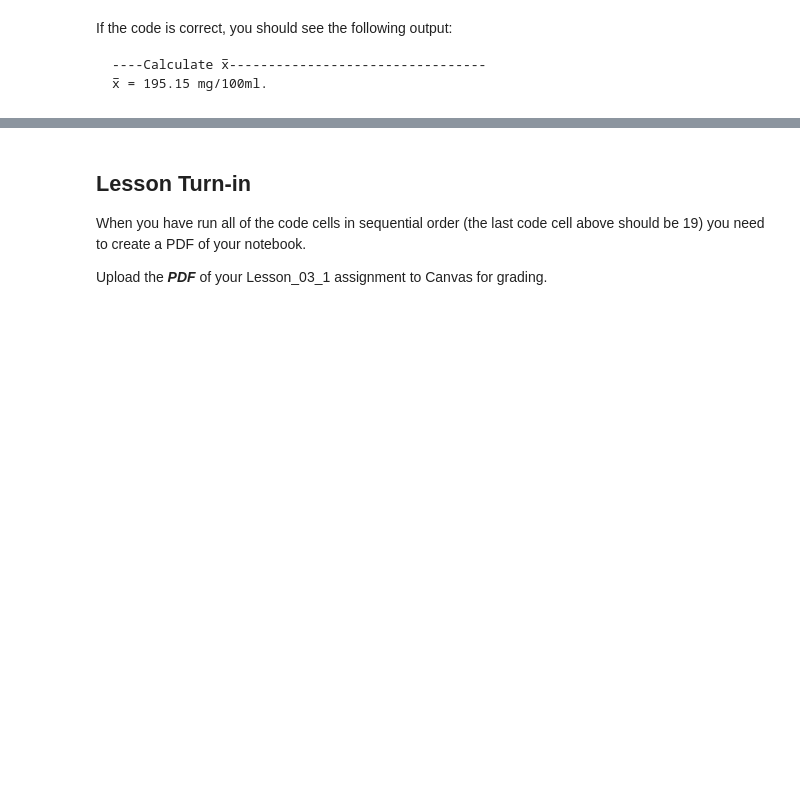
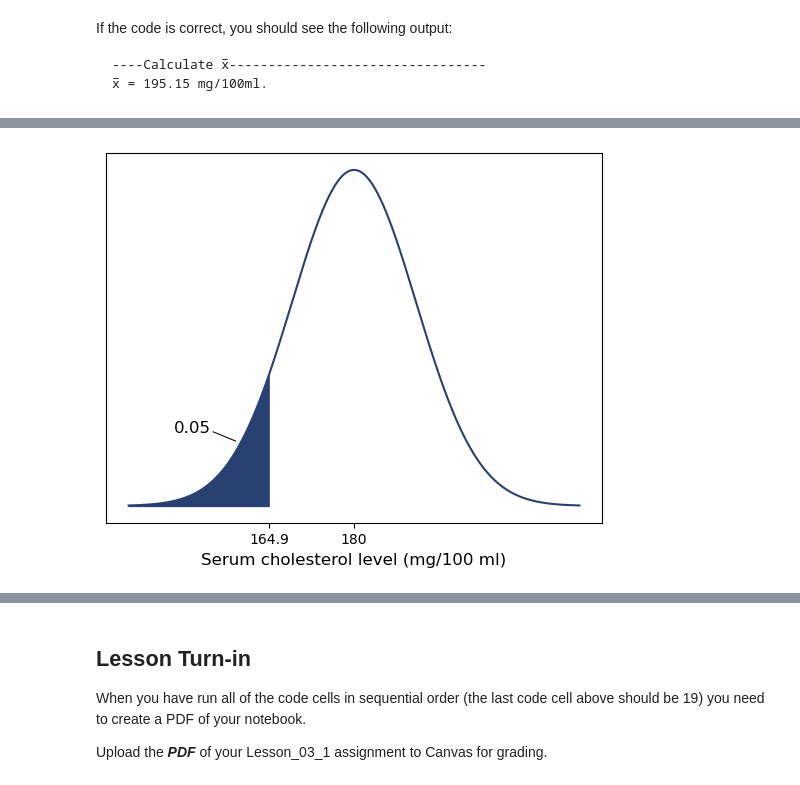
Before and after one commit to DavidSenseman/BIO5853, a Jupyter notebook: Lesson_03_2.ipynb, the cells around one changed output, grey strips where cells are left out. Cells and saved outputs as stored; diff of their text form; code cells hidden in the pictures; blank space fills up the shorter version.

```diff
--- a/Lesson_03_2.ipynb
+++ b/Lesson_03_2.ipynb
@@ -902,45 +1086,58 @@ If the code is correct, you should see the following plot:
 # %%
-# Example 8: Plot Normal Curve with Area
+# Insert your code for Exercise 5 here
 
+import matplotlib.pyplot as plt
+import numpy as np
 from scipy.stats import norm      # normal distribution
-import matplotlib.pyplot as plt
 
 # Define parameters for the normal distribution
-mu = 0        # mean
-sd = 1         # standard deviation
-size = 500     # number of trials
-low_val = -1.0
-high_val = 1.0
+mu = 180        # mean
+sd = 11         # standard deviation
 
-# Generate x-values between -4 and 4 with .01 steps.
-x_dat = np.arange(-4.0, 4.0, 0.01)
+# Define limits of the area to be colored
+low_val = 140
+high_val = 164.85
 
-# Compute the y-value for each x-value from normal distribution
+# Define chart color
+chart_color='#294171'
+
+# Generate x-values between 140 and 220 with .01 steps.
+x_dat = np.arange(140, 220, 0.01)
+
+# Compute y-value for each x-value
 y_dat = norm.pdf(x_dat, mu, sd)
 
-# Plot the normal distribution
-plt.plot(x_dat, y_dat ,'k')   # the augument 'k' makes the color black
+# Create plot environment
+fig, ax = plt.subplots()
+
+# Plot normal distribution
+ax.plot(x_dat, y_dat , chart_color)
 
 # Label plot
-plt.title('Standard Normal Curve (Figure 7.10)', fontsize='12')   # Title
-plt.xlabel('z', fontsize='12')   # X-axis
+plt.xlabel('Serum cholesterol level (mg/100 ml)', fontsize='12')   # X-axis
 plt.ylabel('', fontsize='12')   # Y-axis
 
-# Fill the area under the curve between bmi limits
+# Fill the area under the curve between lower and upper limits
 shade_x = np.linspace(low_val, high_val, 100)  # set x area
-shade_y = norm.pdf(shade_x, mu, sd)      # set y area
-plt.fill_between(shade_x, shade_y, color='#294171', alpha=1.0)  # fill areas
+shade_y = norm.pdf(shade_x, mu, sd)            # set y area
+plt.fill_between(shade_x, shade_y, color=chart_color, alpha=1.0)  # fill areas
 
-# Ensure y-axis is visible
+# Ensure y-axis is not visible
 plt.gca().yaxis.set_visible(False)
 
+# Specify x-ticks
+ax.set_xticks([180, 164.9])
+ax.set_xticklabels(['180', '164.9'])
+
 # Plot text
-plt.text(1.30, 0.30, '0.682', fontsize=14)   # mu at bottom
+plt.text(148, 0.008, '0.05', fontsize=12)   # mu at bottom
 
 # Plot line
-x_line=[0.90, 1.30]
-y_line=[0.28, 0.30]
+x_line=[155, 159.0]
+y_line=[0.008, 0.007]
 plt.plot(x_line, y_line, color='k', linestyle='solid', linewidth=0.75)
 
 # Show plot
 plt.show()
+# %% [output]
+[figure, added]
```
Also changed, not shown: parts of 60 cells of this notebook.
